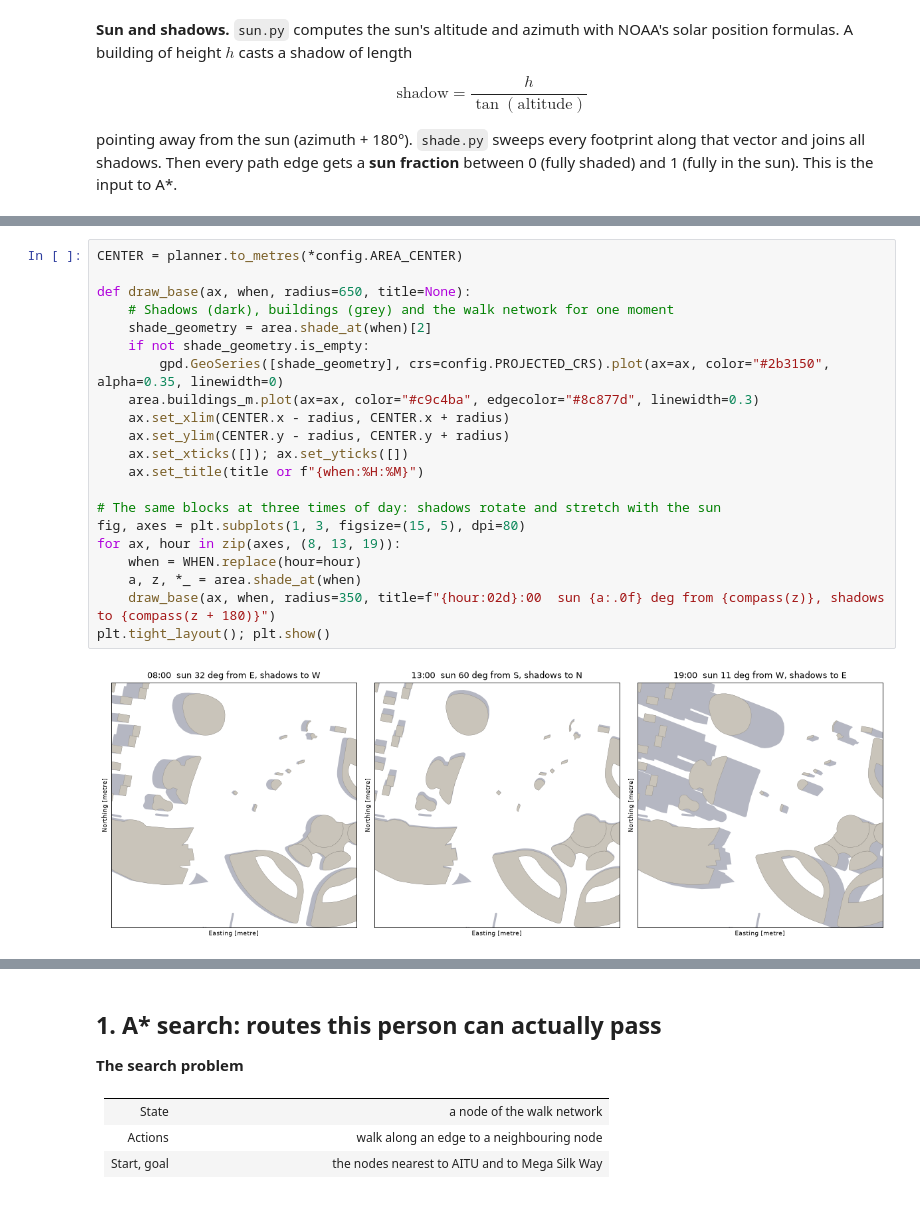
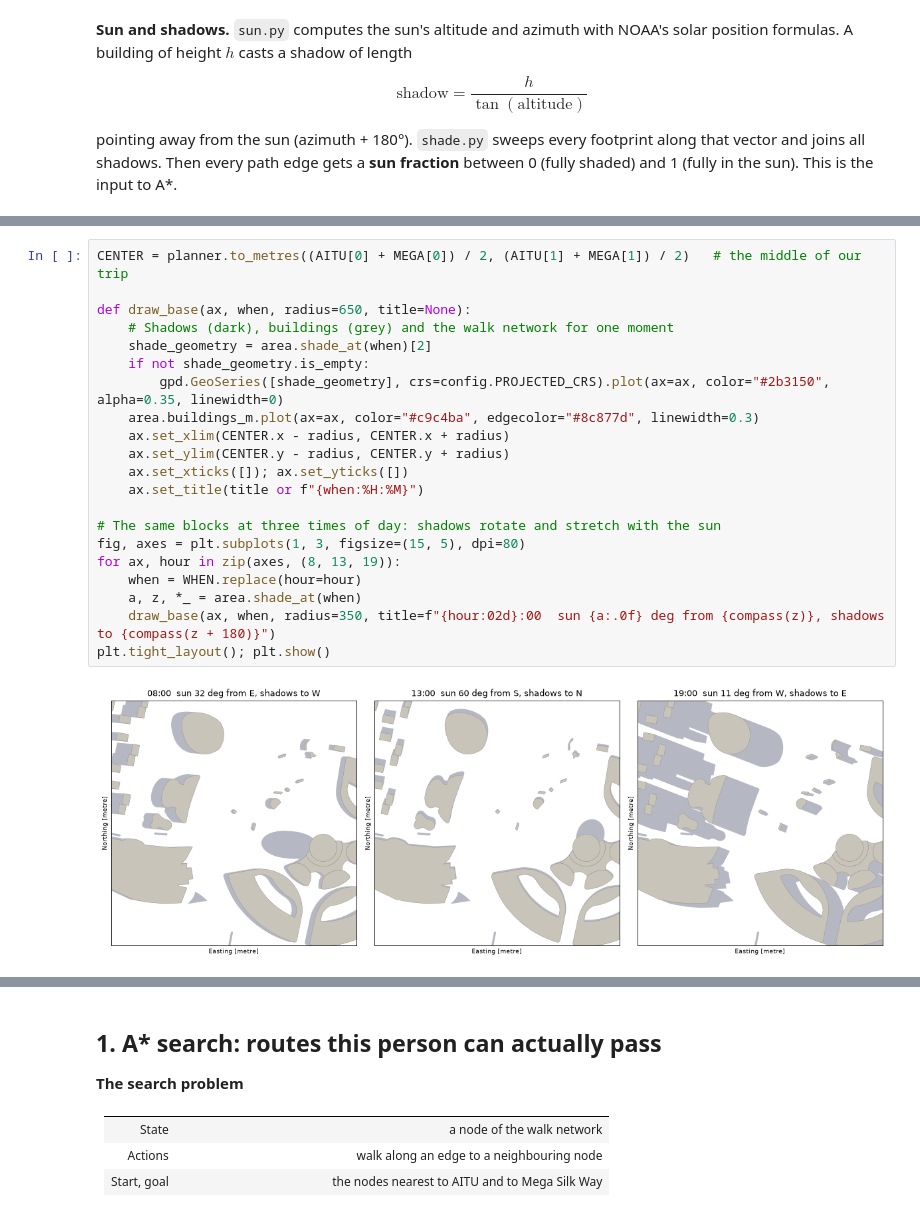
Before and after one commit to Akanov-Kanta/saya, a Jupyter notebook: SAYA_algorithms.ipynb, the cells around one changed output, grey strips where cells are left out. Saved outputs shown, nothing was run; the diff lists cells and outputs as text.

```diff
--- a/SAYA_algorithms.ipynb
+++ b/SAYA_algorithms.ipynb
@@ -93,26 +93,26 @@ Shade covers 8% of all path length at this moment
 # %%
-CENTER = planner.to_metres(*config.AREA_CENTER)
+CENTER = planner.to_metres((AITU[0] + MEGA[0]) / 2, (AITU[1] + MEGA[1]) / 2)   # the middle of our trip
 
 def draw_base(ax, when, radius=650, title=None):
     # Shadows (dark), buildings (grey) and the walk network for one moment
     shade_geometry = area.shade_at(when)[2]
     if not shade_geometry.is_empty:
         gpd.GeoSeries([shade_geometry], crs=config.PROJECTED_CRS).plot(ax=ax, color="#2b3150", alpha=0.35, linewidth=0)
     area.buildings_m.plot(ax=ax, color="#c9c4ba", edgecolor="#8c877d", linewidth=0.3)
     ax.set_xlim(CENTER.x - radius, CENTER.x + radius)
     ax.set_ylim(CENTER.y - radius, CENTER.y + radius)
     ax.set_xticks([]); ax.set_yticks([])
     ax.set_title(title or f"{when:%H:%M}")
 
 # The same blocks at three times of day: shadows rotate and stretch with the sun
 fig, axes = plt.subplots(1, 3, figsize=(15, 5), dpi=80)
 for ax, hour in zip(axes, (8, 13, 19)):
     when = WHEN.replace(hour=hour)
     a, z, *_ = area.shade_at(when)
     draw_base(ax, when, radius=350, title=f"{hour:02d}:00  sun {a:.0f} deg from {compass(z)}, shadows to {compass(z + 180)}")
 plt.tight_layout(); plt.show()
 # %% [output]
-[figure, old version]
+[figure, new version]
 # %%
 # Every path edge coloured by its sun fraction at 16:00 (blue = shade, red = full sun)
 sun_fraction = area.shade_at(WHEN)[3]
```
Also changed, not shown: parts of 12 cells of this notebook, 23 other files.
